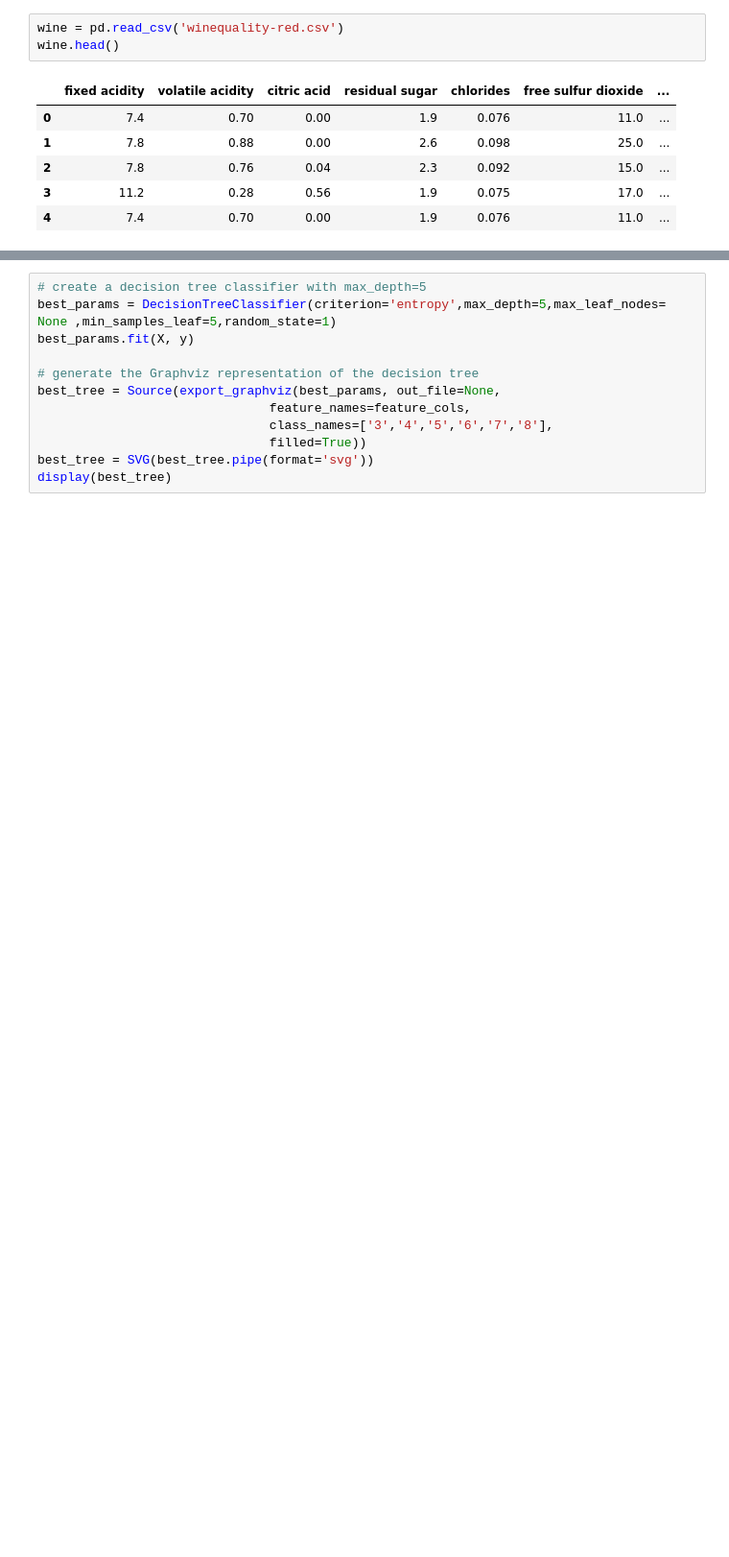
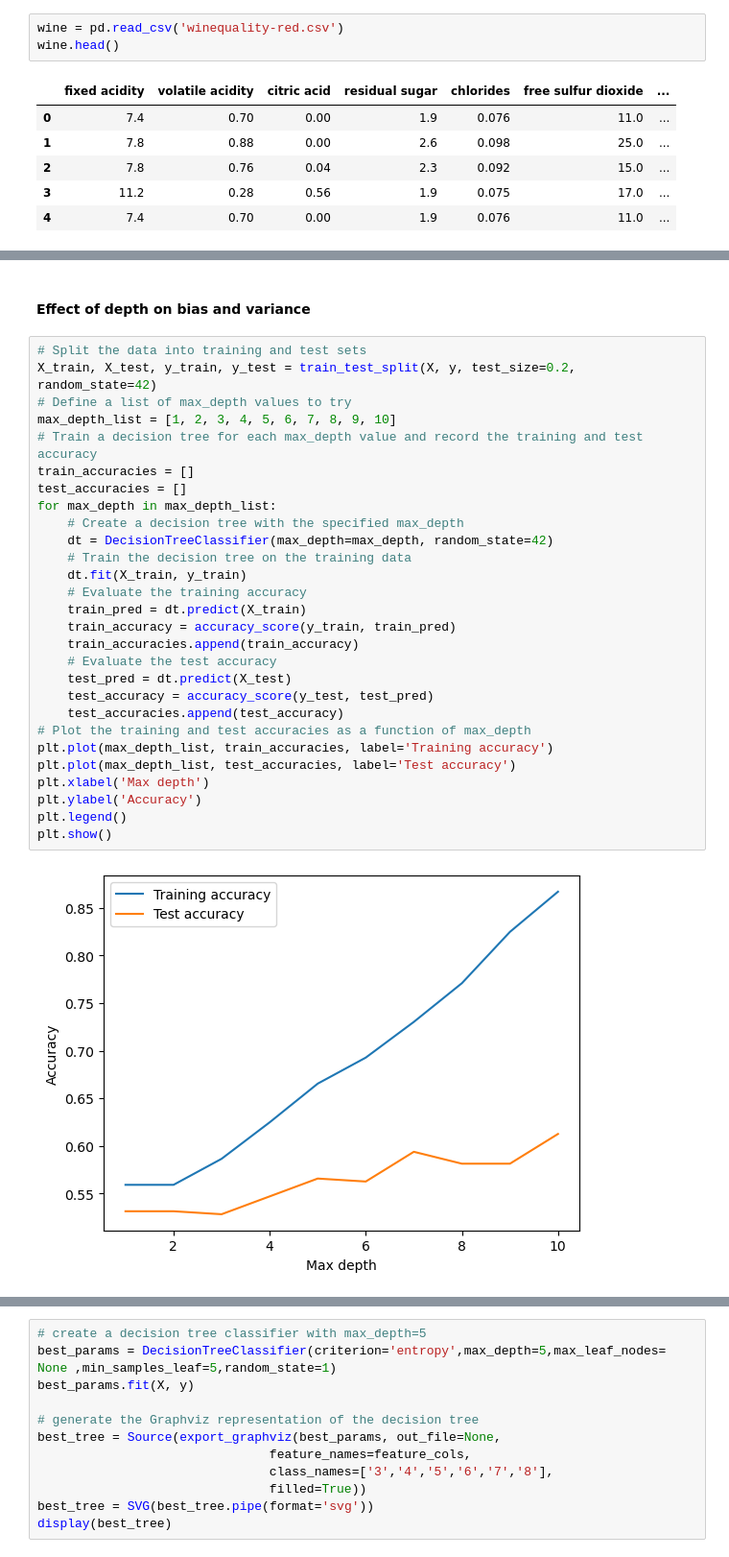
Before and after one commit to Harichandana0301/Project-8-Decision-Tree-and-Neural-Networks-on-Red-Wine-Quality-Dataset, a Jupyter notebook: Project8.ipynb, the cells around one changed output, grey strips where cells are left out. Shown at 96% size. Saved outputs shown, nothing was run; the diff lists cells and outputs as text; blank space fills up the shorter version.

```diff
--- a/Project8.ipynb
+++ b/Project8.ipynb
@@ -180,0 +60,32 @@ Best parameters:  {'criterion': 'entropy', 'max_depth': 5, 'max_leaf_nodes': Non
+# %% [markdown]
+#### Effect of depth on bias and variance
+# %%
+# Split the data into training and test sets
+X_train, X_test, y_train, y_test = train_test_split(X, y, test_size=0.2, random_state=42)
+# Define a list of max_depth values to try
+max_depth_list = [1, 2, 3, 4, 5, 6, 7, 8, 9, 10]
+# Train a decision tree for each max_depth value and record the training and test accuracy
+train_accuracies = []
+test_accuracies = []
+for max_depth in max_depth_list:
+    # Create a decision tree with the specified max_depth
+    dt = DecisionTreeClassifier(max_depth=max_depth, random_state=42)
+    # Train the decision tree on the training data
+    dt.fit(X_train, y_train)
+    # Evaluate the training accuracy
+    train_pred = dt.predict(X_train)
+    train_accuracy = accuracy_score(y_train, train_pred)
+    train_accuracies.append(train_accuracy)
+    # Evaluate the test accuracy
+    test_pred = dt.predict(X_test)
+    test_accuracy = accuracy_score(y_test, test_pred)
+    test_accuracies.append(test_accuracy)
+# Plot the training and test accuracies as a function of max_depth
+plt.plot(max_depth_list, train_accuracies, label='Training accuracy')
+plt.plot(max_depth_list, test_accuracies, label='Test accuracy')
+plt.xlabel('Max depth')
+plt.ylabel('Accuracy')
+plt.legend()
+plt.show()
+# %% [output]
+[figure, added]
```
Also changed, not shown: parts of 56 cells of this notebook.
